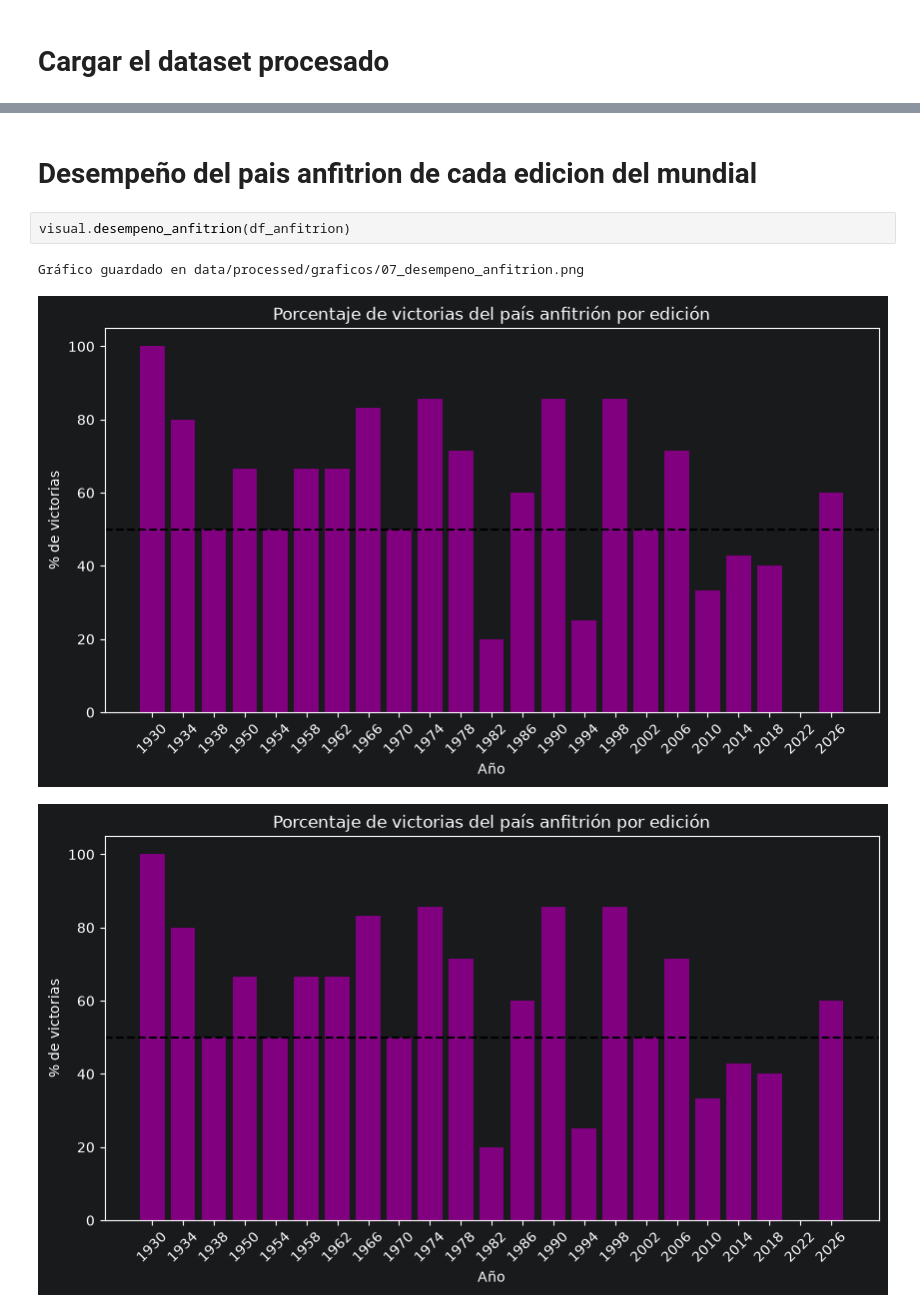
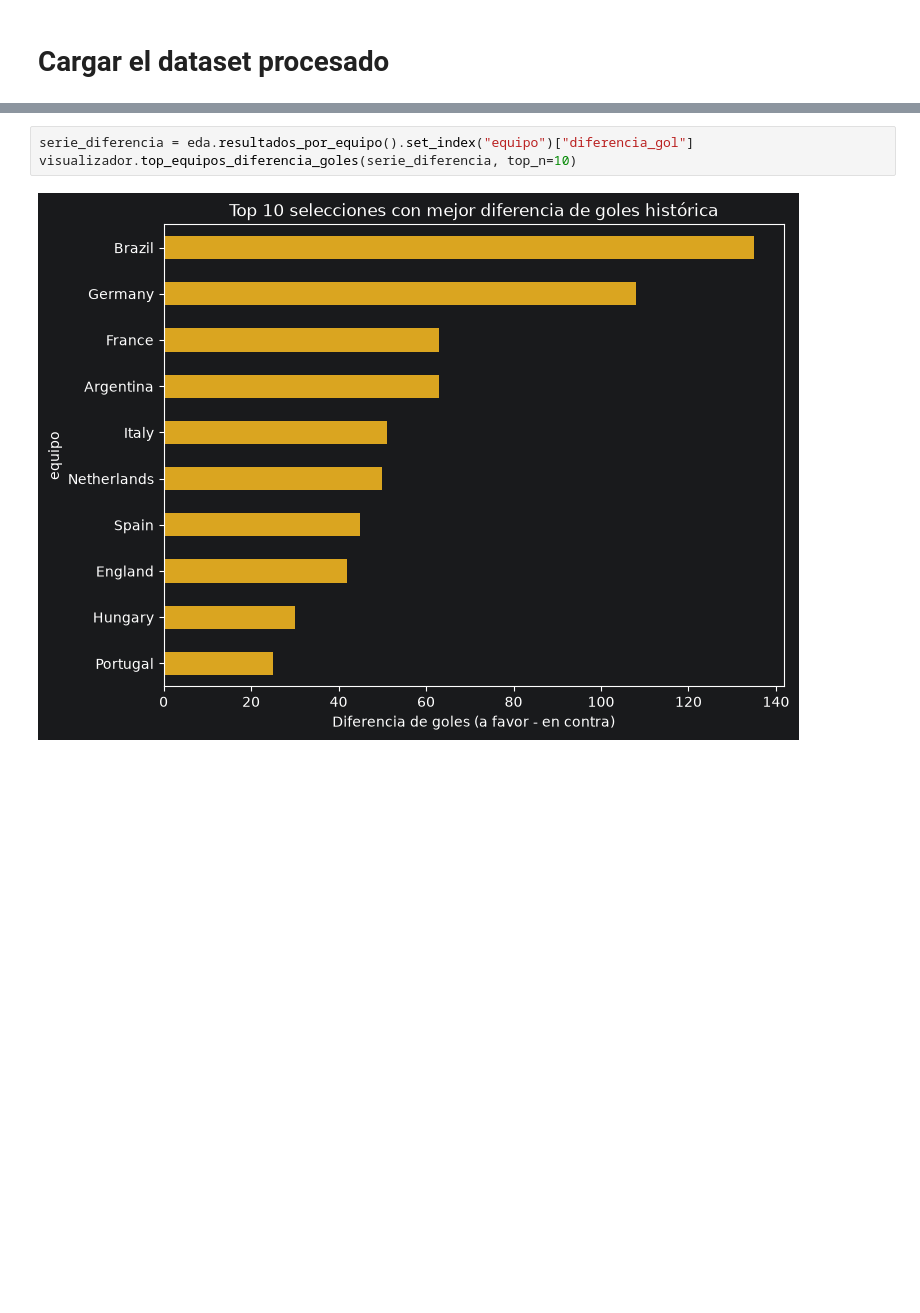
Before and after one commit to jeff0910968/Proyecto2, a Jupyter notebook: notebooks/Visualizacion.ipynb, the cells around one changed output, grey strips where cells are left out. Saved outputs shown, nothing was run; the diff lists cells and outputs as text; blank space fills up the shorter version.

```diff
--- a/notebooks/Visualizacion.ipynb
+++ b/notebooks/Visualizacion.ipynb
@@ -85,8 +38,5 @@ Gráfico guardado en data/processed/graficos/05_histograma_goles_totales.png
-# %% [markdown]
-# Desempeño del pais anfitrion de cada edicion del mundial
-# %%
-visual.desempeno_anfitrion(df_anfitrion)
-# %% [output]
-Gráfico guardado en data/processed/graficos/07_desempeno_anfitrion.png
-[figure, removed]
-[figure, removed]
+# %%
+serie_diferencia = eda.resultados_por_equipo().set_index("equipo")["diferencia_gol"]
+visualizador.top_equipos_diferencia_goles(serie_diferencia, top_n=10)
+# %% [output]
+[figure, added]
```
Also changed, not shown: parts of 19 cells of this notebook.
